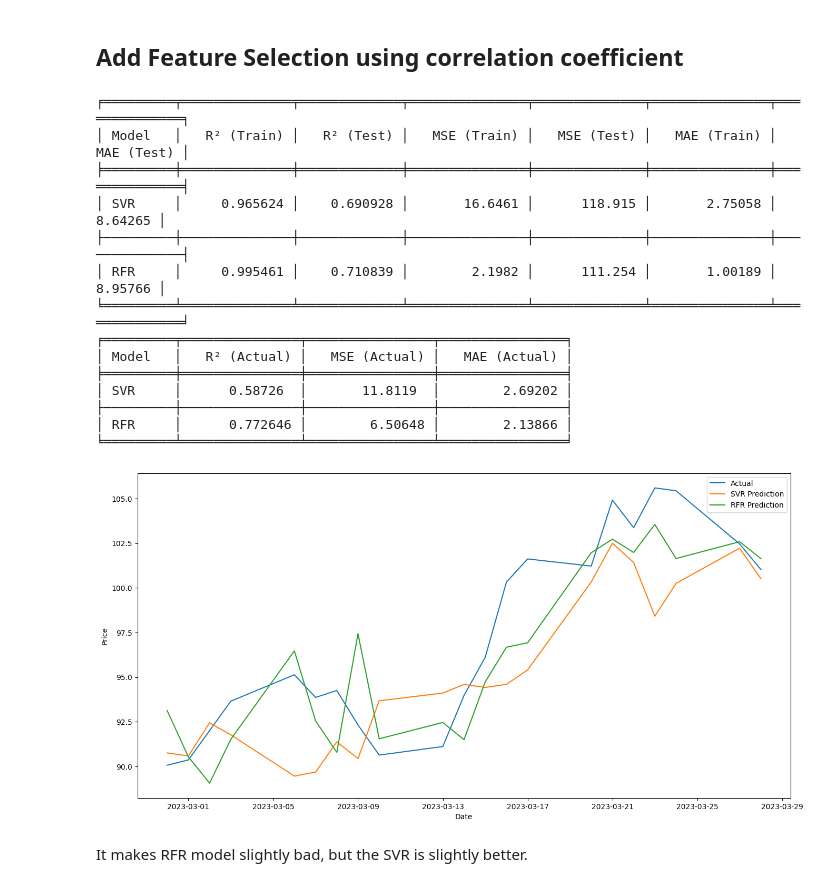
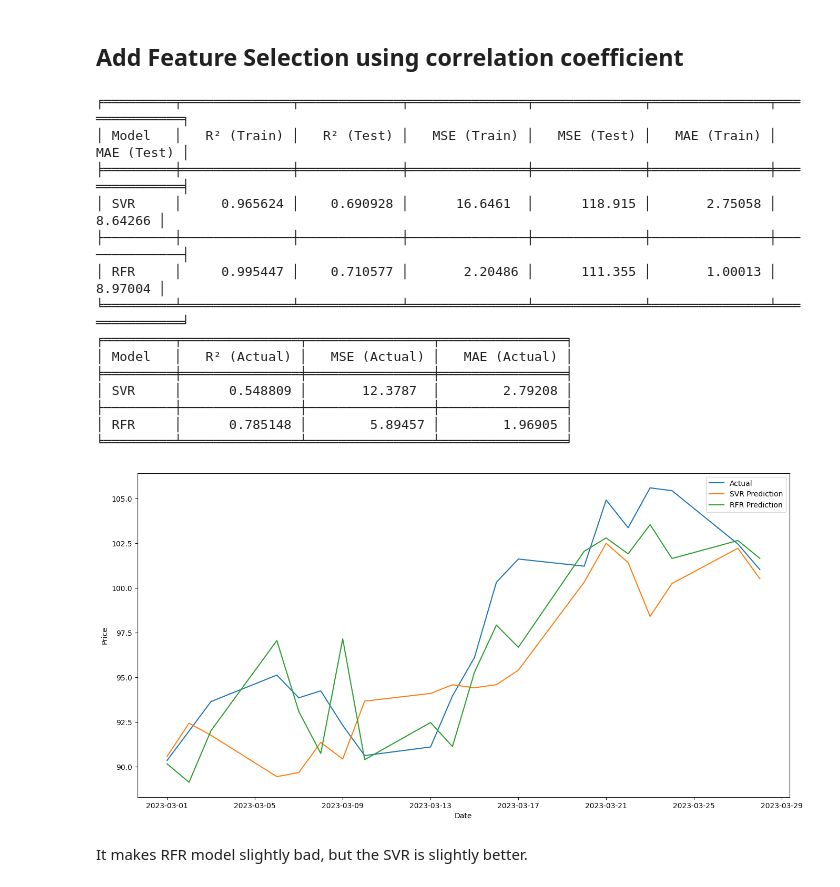
Before and after one commit to RonKu01/Stock_Market_Price_Prediction_System, a Jupyter notebook: new_fyp.ipynb, the cells around one changed output. Drawn from its saved outputs; the diff is of its cells as text; code cells hidden in the pictures.

```diff
--- a/new_fyp.ipynb
+++ b/new_fyp.ipynb
@@ -503,20 +394,15 @@ scaler = MinMaxScaler(feature_range=(0, 1))
 X_train = scaler.fit_transform(X_train)
 X_test = scaler.transform(X_test)
 
-# Fit the SVR model with a constant term
-X_train_with_const = np.c_[X_train, np.ones(X_train.shape[0])]
-X_test_with_const = np.c_[X_test, np.ones(X_test.shape[0])]
-
 # Build SVR model
 svr_model = SVR(kernel='linear', C=10, gamma='auto')
-svr_model.fit(X_train_with_const, y_train)
+svr_model.fit(X_train, y_train)
 
 # # Build RFR model
 rfr_model = RandomForestRegressor(n_estimators=100, random_state=10)
-rfr_model.fit(X_train_with_const, y_train)
+rfr_model.fit(X_train, y_train)
 
-
-evaluate_train_test(X_train_with_const, X_test_with_const)
+evaluate_train_test(X_train, X_test)
 
 # Download latest historical price data from Yahoo Finance and store in a pandas DataFrame
 df_actual = yf.download(
@@ -530,11 +416,10 @@ last_n_days_df = pd.DataFrame(
     last_n_days, columns=X.columns)
 
 X_pred = scaler.transform(last_n_days_df)
-X_pred_with_const = np.c_[X_pred, np.ones(X_pred.shape[0])]
 
 # Make predictions for the next 30 days using the SVR & RFR model
-y_svr_pred = svr_model.predict(X_pred_with_const)
-y_rfr_pred = rfr_model.predict(X_pred_with_const)
+y_svr_pred = svr_model.predict(X_pred)
+y_rfr_pred = rfr_model.predict(X_pred)
 
 # Add the predictions to the actual data in a new DataFrame
 df_pred = pd.DataFrame({'SVR Prediction': y_svr_pred,
@@ -557,38 +442,38 @@ mae_rfr_actual = mean_absolute_error(
     df_combined['Close'], df_combined['RFR Prediction'])
 
 # Create a table to display the evaluation metrics for both SVR and RFR models
 table = [["Model", "R² (Actual)", "MSE (Actual)", "MAE (Actual)"],
          ["SVR", r2_svr_actual, mse_svr_actual, mae_svr_actual],
          ["RFR", r2_rfr_actual, mse_rfr_actual, mae_rfr_actual]]
 print(tabulate(table, headers="firstrow", tablefmt="fancy_grid"))
 
 # Plot the actual price and the predictions
 plt.figure(figsize=(16, 8))
 plt.plot(df_combined.index, df_combined['Close'], label='Actual')
 plt.plot(df_combined.index,
          df_combined['SVR Prediction'], label='SVR Prediction')
 plt.plot(df_combined.index,
          df_combined['RFR Prediction'], label='RFR Prediction')
 plt.xlabel('Date')
 plt.ylabel('Price')
 plt.legend()
 plt.show()
 # %% [output]
 ╒═════════╤══════════════╤═════════════╤═══════════════╤══════════════╤═══════════════╤══════════════╕
 │ Model   │   R² (Train) │   R² (Test) │   MSE (Train) │   MSE (Test) │   MAE (Train) │   MAE (Test) │
 ╞═════════╪══════════════╪═════════════╪═══════════════╪══════════════╪═══════════════╪══════════════╡
-│ SVR     │     0.965624 │    0.690928 │       16.6461 │      118.915 │       2.75058 │      8.64265 │
+│ SVR     │     0.965624 │    0.690928 │      16.6461  │      118.915 │       2.75058 │      8.64266 │
 ├─────────┼──────────────┼─────────────┼───────────────┼──────────────┼───────────────┼──────────────┤
-│ RFR     │     0.995461 │    0.710839 │        2.1982 │      111.254 │       1.00189 │      8.95766 │
+│ RFR     │     0.995447 │    0.710577 │       2.20486 │      111.355 │       1.00013 │      8.97004 │
 ╘═════════╧══════════════╧═════════════╧═══════════════╧══════════════╧═══════════════╧══════════════╛
 ╒═════════╤═══════════════╤════════════════╤════════════════╕
 │ Model   │   R² (Actual) │   MSE (Actual) │   MAE (Actual) │
 ╞═════════╪═══════════════╪════════════════╪════════════════╡
-│ SVR     │      0.58726  │       11.8119  │        2.69202 │
+│ SVR     │      0.548809 │       12.3787  │        2.79208 │
 ├─────────┼───────────────┼────────────────┼────────────────┤
-│ RFR     │      0.772646 │        6.50648 │        2.13866 │
+│ RFR     │      0.785148 │        5.89457 │        1.96905 │
 ╘═════════╧═══════════════╧════════════════╧════════════════╛
-[figure, old version]
+[figure, new version]
 # %% [markdown]
 It makes RFR model slightly bad, but the SVR is slightly better.
 # %% [markdown]
```
Also changed, not shown: parts of 26 cells of this notebook.
